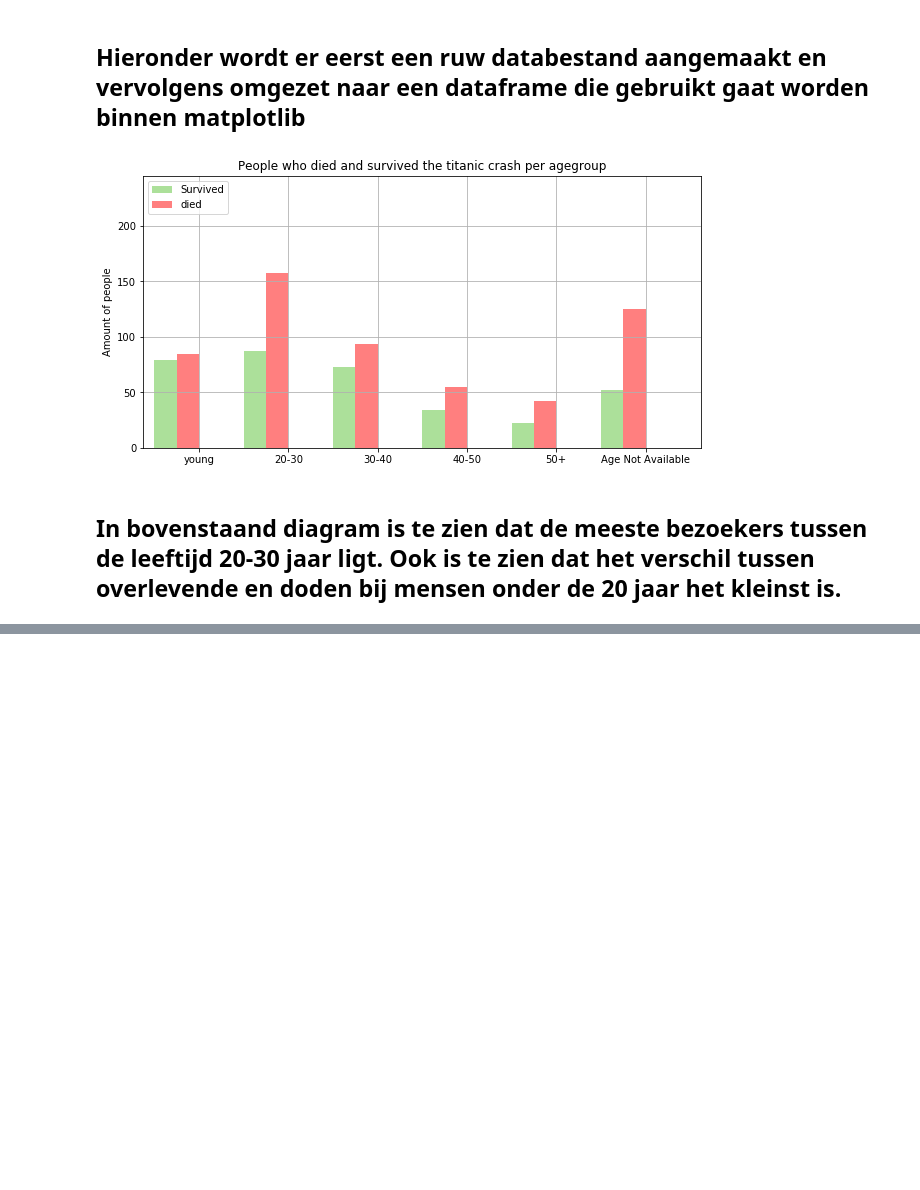
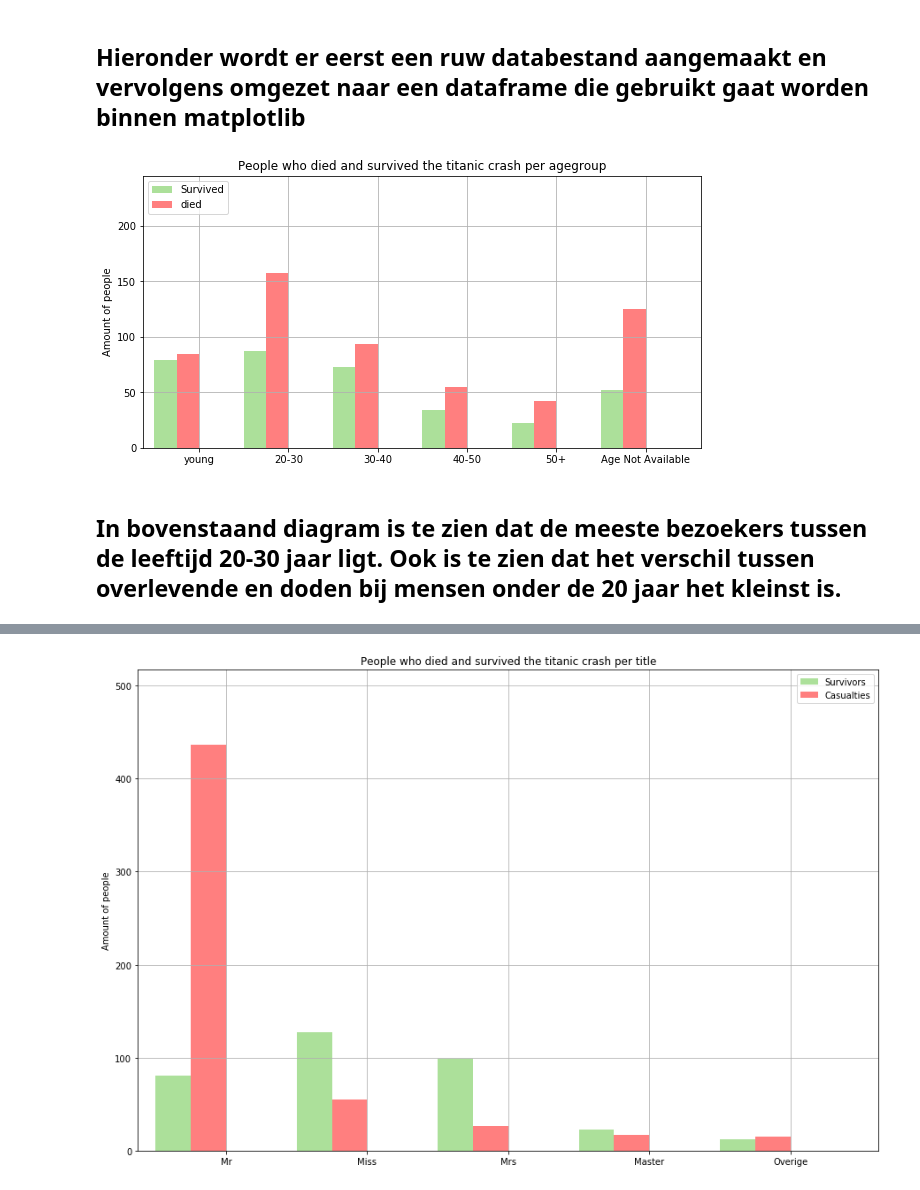
Before and after one commit to didekoning/V2DS-Specialisatie-Titanic, a Jupyter notebook: Specialisatie_deelChris.ipynb, the cells around one changed output, grey strips where cells are left out. Saved outputs shown, nothing was run; the diff lists cells and outputs as text; code cells hidden in the pictures; blank space fills up the shorter version.

```diff
--- a/Specialisatie_deelChris.ipynb
+++ b/Specialisatie_deelChris.ipynb
@@ -220,0 +220,2 @@ plt.show()
+# %%
+df_train['Title'] = np.where(df_train.Title.isin(['Lady','Countess','Rev','Capt','Col','Don','Dr','Major','Sir','Jonkheer','Dona','Mlle','Mme','Ms','th']),'Overige', df_train['Title'])
@@ -220,0 +224,11 @@ plt.show()
+# %%
+#namessplits = df_train['Name'].split()
+df_numbers = pd.DataFrame()
+df_survivors = df_train[df_train['Survived'] == 1]
+df_casualties = df_train[df_train['Survived'] == 0]
+
+df_numbers['Passengers'] = df_train['Title'].value_counts()
+df_numbers['Survivors'] = df_survivors['Title'].value_counts()
+df_numbers['Casualties'] = df_casualties['Title'].value_counts()
+
+df_numbers
@@ -220,0 +242,41 @@ plt.show()
+# %%
+pos = list(range(len(df_numbers['Passengers'])))
+width = 0.25
+
+fig, ax = plt.subplots(figsize=(15,10))
+
+plt.bar(pos,
+        df_numbers['Survivors'],
+        width,
+        alpha=0.5,
+        color='#5BC236',
+        label=raw_data['ageclasses'][0])
+plt.bar([p + width for p in pos],
+        df_numbers['Casualties'],
+        width,
+        alpha=0.5,
+        color='#FF0000',
+        label=raw_data['ageclasses'][1])
+
+# Set the y axis label
+ax.set_ylabel('Amount of people')
+
+# Set the chart's title
+ax.set_title('People who died and survived the titanic crash per title')
+
+# Set the position of the x ticks
+ax.set_xticks([p + 1.5 * width for p in pos])
+
+# Set the labels for the x ticks
+ax.set_xticklabels(df_numbers.index)
+
+# Setting the x-axis and y-axis limits
+plt.xlim(min(pos)-width, max(pos)+width*4)
+plt.ylim([0, max(df_numbers['Survivors'] + df_numbers['Casualties'])] )
+
+# Adding the legend and showing the plot
+plt.legend(['Survivors', 'Casualties'], loc='upper right')
+plt.grid()
+plt.show()
+# %% [output]
+[figure, added]
```
Also changed, not shown: parts of 12 cells of this notebook.
